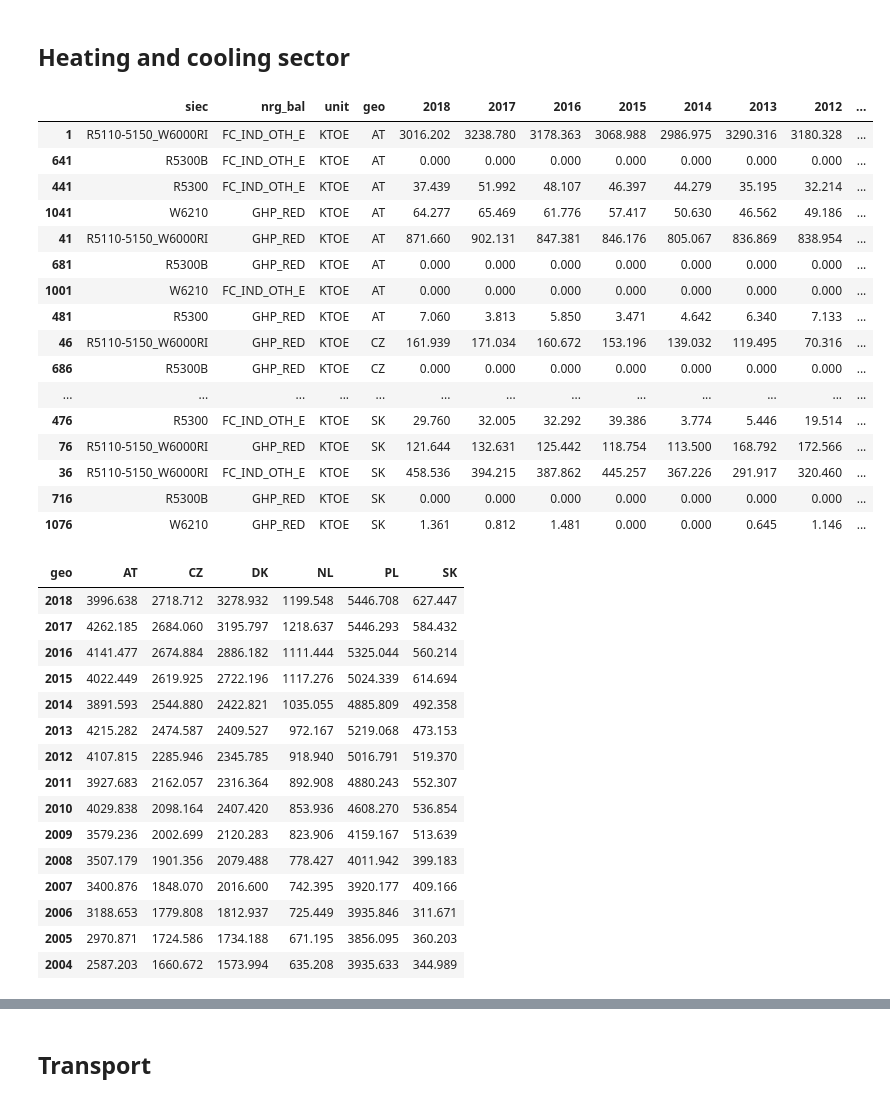
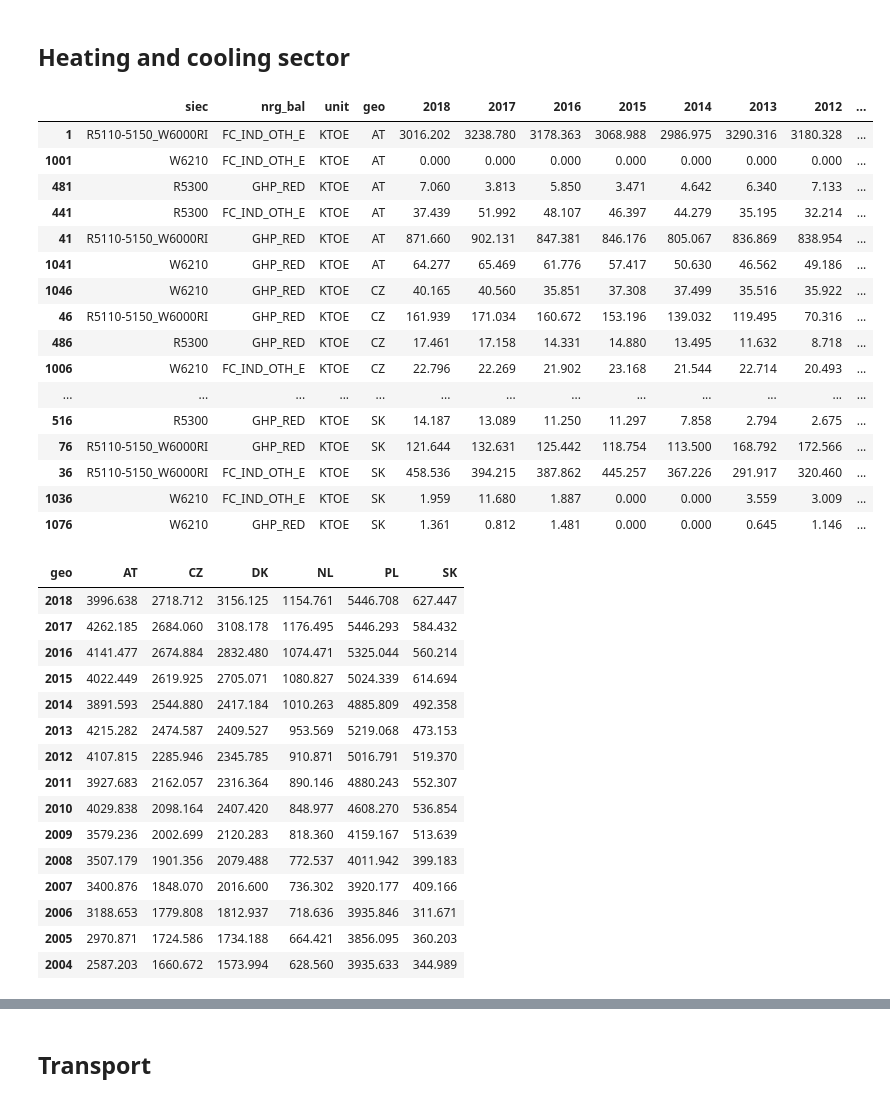
Before and after one commit to jandolezal/shares, a Jupyter notebook: shares.ipynb, the cells around one changed output, grey strips where cells are left out. Saved outputs shown, nothing was run; the diff lists cells and outputs as text; code cells hidden in the pictures.

```diff
--- a/shares.ipynb
+++ b/shares.ipynb
@@ -123,34 +154,34 @@ bioel.plot(title='Bioelectricity', ylabel='GEP_RED (ktoe)', xlabel='year')
 # %%
 hc = pd.read_table('nrg_ind_urhcd.tsv', delimiter='[\t,]+')
 hc.rename(columns={'geo\\time': 'geo'}, inplace=True)
 hc.rename(columns={str(year) + ' ': year for year in range(2004, 2019)}, inplace=True)
 hc.rename(columns={'2004': 2004}, inplace=True)
 
 for col in range(2004,2019):
     hc[col] = pd.to_numeric(hc[col], errors='coerce')
 
-needed_countries = hc['geo'].str.contains('|'.join(selected_countries))
-needed_fuels = hc['siec'].str.contains('|'.join(selected_fuel_codes))
-ghp = hc['nrg_bal'].str.contains('GHP_')
-fc = hc['nrg_bal'].str.contains('FC_')
+needed_countries = hc['geo'].str.fullmatch('|'.join(selected_countries))
+needed_fuels = hc['siec'].str.fullmatch('|'.join(selected_fuel_codes))
+ghp = hc['nrg_bal'].str.fullmatch('GHP_RED')
+fc = hc['nrg_bal'].str.fullmatch('FC_IND_OTH_E')
 hc[needed_countries & needed_fuels & (fc | ghp)].sort_values('geo')
 # %% [output]
 |  | siec | nrg_bal | unit | geo | 2018 | 2017 | 2016 | 2015 | 2014 | 2013 | 2012 | ... |
 | 1 | R5110-5150_W6000RI | FC_IND_OTH_E | KTOE | AT | 3016.202 | 3238.780 | 3178.363 | 3068.988 | 2986.975 | 3290.316 | 3180.328 | ... |
-| 641 | R5300B | FC_IND_OTH_E | KTOE | AT | 0.000 | 0.000 | 0.000 | 0.000 | 0.000 | 0.000 | 0.000 | ... |
-| 441 | R5300 | FC_IND_OTH_E | KTOE | AT | 37.439 | 51.992 | 48.107 | 46.397 | 44.279 | 35.195 | 32.214 | ... |
-| 1041 | W6210 | GHP_RED | KTOE | AT | 64.277 | 65.469 | 61.776 | 57.417 | 50.630 | 46.562 | 49.186 | ... |
-| 41 | R5110-5150_W6000RI | GHP_RED | KTOE | AT | 871.660 | 902.131 | 847.381 | 846.176 | 805.067 | 836.869 | 838.954 | ... |
-| 681 | R5300B | GHP_RED | KTOE | AT | 0.000 | 0.000 | 0.000 | 0.000 | 0.000 | 0.000 | 0.000 | ... |
 | 1001 | W6210 | FC_IND_OTH_E | KTOE | AT | 0.000 | 0.000 | 0.000 | 0.000 | 0.000 | 0.000 | 0.000 | ... |
 | 481 | R5300 | GHP_RED | KTOE | AT | 7.060 | 3.813 | 5.850 | 3.471 | 4.642 | 6.340 | 7.133 | ... |
+| 441 | R5300 | FC_IND_OTH_E | KTOE | AT | 37.439 | 51.992 | 48.107 | 46.397 | 44.279 | 35.195 | 32.214 | ... |
+| 41 | R5110-5150_W6000RI | GHP_RED | KTOE | AT | 871.660 | 902.131 | 847.381 | 846.176 | 805.067 | 836.869 | 838.954 | ... |
+| 1041 | W6210 | GHP_RED | KTOE | AT | 64.277 | 65.469 | 61.776 | 57.417 | 50.630 | 46.562 | 49.186 | ... |
+| 1046 | W6210 | GHP_RED | KTOE | CZ | 40.165 | 40.560 | 35.851 | 37.308 | 37.499 | 35.516 | 35.922 | ... |
 | 46 | R5110-5150_W6000RI | GHP_RED | KTOE | CZ | 161.939 | 171.034 | 160.672 | 153.196 | 139.032 | 119.495 | 70.316 | ... |
-| 686 | R5300B | GHP_RED | KTOE | CZ | 0.000 | 0.000 | 0.000 | 0.000 | 0.000 | 0.000 | 0.000 | ... |
+| 486 | R5300 | GHP_RED | KTOE | CZ | 17.461 | 17.158 | 14.331 | 14.880 | 13.495 | 11.632 | 8.718 | ... |
+| 1006 | W6210 | FC_IND_OTH_E | KTOE | CZ | 22.796 | 22.269 | 21.902 | 23.168 | 21.544 | 22.714 | 20.493 | ... |
 | ... | ... | ... | ... | ... | ... | ... | ... | ... | ... | ... | ... | ... |
-| 476 | R5300 | FC_IND_OTH_E | KTOE | SK | 29.760 | 32.005 | 32.292 | 39.386 | 3.774 | 5.446 | 19.514 | ... |
+| 516 | R5300 | GHP_RED | KTOE | SK | 14.187 | 13.089 | 11.250 | 11.297 | 7.858 | 2.794 | 2.675 | ... |
 | 76 | R5110-5150_W6000RI | GHP_RED | KTOE | SK | 121.644 | 132.631 | 125.442 | 118.754 | 113.500 | 168.792 | 172.566 | ... |
 | 36 | R5110-5150_W6000RI | FC_IND_OTH_E | KTOE | SK | 458.536 | 394.215 | 387.862 | 445.257 | 367.226 | 291.917 | 320.460 | ... |
-| 716 | R5300B | GHP_RED | KTOE | SK | 0.000 | 0.000 | 0.000 | 0.000 | 0.000 | 0.000 | 0.000 | ... |
+| 1036 | W6210 | FC_IND_OTH_E | KTOE | SK | 1.959 | 11.680 | 1.887 | 0.000 | 0.000 | 3.559 | 3.009 | ... |
 | 1076 | W6210 | GHP_RED | KTOE | SK | 1.361 | 0.812 | 1.481 | 0.000 | 0.000 | 0.645 | 1.146 | ... |
 # %%
 biohc = hc[needed_countries & needed_fuels & (fc | ghp)].groupby('geo').sum()
@@ -158,21 +189,21 @@ biohc = biohc.transpose()
 biohc
 # %% [output]
 | geo | AT | CZ | DK | NL | PL | SK |
-| 2018 | 3996.638 | 2718.712 | 3278.932 | 1199.548 | 5446.708 | 627.447 |
-| 2017 | 4262.185 | 2684.060 | 3195.797 | 1218.637 | 5446.293 | 584.432 |
-| 2016 | 4141.477 | 2674.884 | 2886.182 | 1111.444 | 5325.044 | 560.214 |
-| 2015 | 4022.449 | 2619.925 | 2722.196 | 1117.276 | 5024.339 | 614.694 |
-| 2014 | 3891.593 | 2544.880 | 2422.821 | 1035.055 | 4885.809 | 492.358 |
-| 2013 | 4215.282 | 2474.587 | 2409.527 | 972.167 | 5219.068 | 473.153 |
-| 2012 | 4107.815 | 2285.946 | 2345.785 | 918.940 | 5016.791 | 519.370 |
-| 2011 | 3927.683 | 2162.057 | 2316.364 | 892.908 | 4880.243 | 552.307 |
-| 2010 | 4029.838 | 2098.164 | 2407.420 | 853.936 | 4608.270 | 536.854 |
-| 2009 | 3579.236 | 2002.699 | 2120.283 | 823.906 | 4159.167 | 513.639 |
-| 2008 | 3507.179 | 1901.356 | 2079.488 | 778.427 | 4011.942 | 399.183 |
-| 2007 | 3400.876 | 1848.070 | 2016.600 | 742.395 | 3920.177 | 409.166 |
-| 2006 | 3188.653 | 1779.808 | 1812.937 | 725.449 | 3935.846 | 311.671 |
-| 2005 | 2970.871 | 1724.586 | 1734.188 | 671.195 | 3856.095 | 360.203 |
-| 2004 | 2587.203 | 1660.672 | 1573.994 | 635.208 | 3935.633 | 344.989 |
+| 2018 | 3996.638 | 2718.712 | 3156.125 | 1154.761 | 5446.708 | 627.447 |
+| 2017 | 4262.185 | 2684.060 | 3108.178 | 1176.495 | 5446.293 | 584.432 |
+| 2016 | 4141.477 | 2674.884 | 2832.480 | 1074.471 | 5325.044 | 560.214 |
+| 2015 | 4022.449 | 2619.925 | 2705.071 | 1080.827 | 5024.339 | 614.694 |
+| 2014 | 3891.593 | 2544.880 | 2417.184 | 1010.263 | 4885.809 | 492.358 |
+| 2013 | 4215.282 | 2474.587 | 2409.527 | 953.569 | 5219.068 | 473.153 |
+| 2012 | 4107.815 | 2285.946 | 2345.785 | 910.871 | 5016.791 | 519.370 |
+| 2011 | 3927.683 | 2162.057 | 2316.364 | 890.146 | 4880.243 | 552.307 |
+| 2010 | 4029.838 | 2098.164 | 2407.420 | 848.977 | 4608.270 | 536.854 |
+| 2009 | 3579.236 | 2002.699 | 2120.283 | 818.360 | 4159.167 | 513.639 |
+| 2008 | 3507.179 | 1901.356 | 2079.488 | 772.537 | 4011.942 | 399.183 |
+| 2007 | 3400.876 | 1848.070 | 2016.600 | 736.302 | 3920.177 | 409.166 |
+| 2006 | 3188.653 | 1779.808 | 1812.937 | 718.636 | 3935.846 | 311.671 |
+| 2005 | 2970.871 | 1724.586 | 1734.188 | 664.421 | 3856.095 | 360.203 |
+| 2004 | 2587.203 | 1660.672 | 1573.994 | 628.560 | 3935.633 | 344.989 |
 # %%
 biohc_tj = biohc * 41.868
 # %%
```
Also changed, not shown: parts of 12 cells of this notebook, 13 other files.
